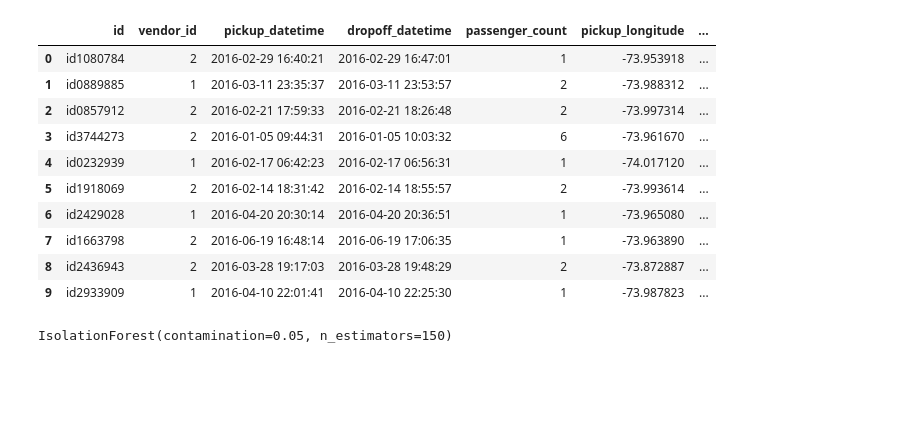
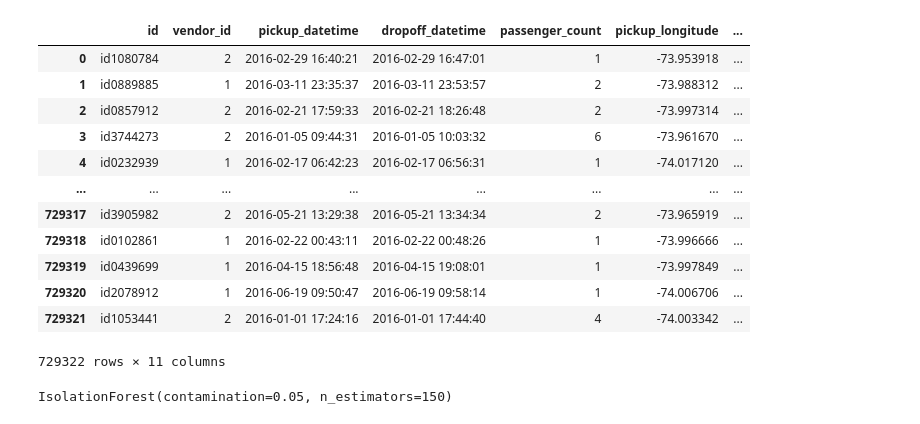
Before and after one commit to Pavionio/Fear_and_Hate_in_Taxi, a Jupyter notebook: isoforest_demo.ipynb, the cells around one changed output. Drawn from its saved outputs; the diff is of its cells as text; code cells hidden in the pictures; blank space fills up the shorter version.

```diff
--- a/isoforest_demo.ipynb
+++ b/isoforest_demo.ipynb
@@ -6,19 +6,21 @@ import matplotlib.pyplot as plt
 from sklearn.ensemble import IsolationForest
 # %%
 df = pd.read_csv('nyc_taxi_trip_duration.csv')
-df.head(10)
+df
 # %% [output]
 |  | id | vendor_id | pickup_datetime | dropoff_datetime | passenger_count | pickup_longitude | ... |
 | 0 | id1080784 | 2 | 2016-02-29 16:40:21 | 2016-02-29 16:47:01 | 1 | -73.953918 | ... |
 | 1 | id0889885 | 1 | 2016-03-11 23:35:37 | 2016-03-11 23:53:57 | 2 | -73.988312 | ... |
 | 2 | id0857912 | 2 | 2016-02-21 17:59:33 | 2016-02-21 18:26:48 | 2 | -73.997314 | ... |
 | 3 | id3744273 | 2 | 2016-01-05 09:44:31 | 2016-01-05 10:03:32 | 6 | -73.961670 | ... |
 | 4 | id0232939 | 1 | 2016-02-17 06:42:23 | 2016-02-17 06:56:31 | 1 | -74.017120 | ... |
-| 5 | id1918069 | 2 | 2016-02-14 18:31:42 | 2016-02-14 18:55:57 | 2 | -73.993614 | ... |
-| 6 | id2429028 | 1 | 2016-04-20 20:30:14 | 2016-04-20 20:36:51 | 1 | -73.965080 | ... |
-| 7 | id1663798 | 2 | 2016-06-19 16:48:14 | 2016-06-19 17:06:35 | 1 | -73.963890 | ... |
-| 8 | id2436943 | 2 | 2016-03-28 19:17:03 | 2016-03-28 19:48:29 | 2 | -73.872887 | ... |
-| 9 | id2933909 | 1 | 2016-04-10 22:01:41 | 2016-04-10 22:25:30 | 1 | -73.987823 | ... |
+| ... | ... | ... | ... | ... | ... | ... | ... |
+| 729317 | id3905982 | 2 | 2016-05-21 13:29:38 | 2016-05-21 13:34:34 | 2 | -73.965919 | ... |
+| 729318 | id0102861 | 1 | 2016-02-22 00:43:11 | 2016-02-22 00:48:26 | 1 | -73.996666 | ... |
+| 729319 | id0439699 | 1 | 2016-04-15 18:56:48 | 2016-04-15 19:08:01 | 1 | -73.997849 | ... |
+| 729320 | id2078912 | 1 | 2016-06-19 09:50:47 | 2016-06-19 09:58:14 | 1 | -74.006706 | ... |
+| 729321 | id1053441 | 2 | 2016-01-01 17:24:16 | 2016-01-01 17:44:40 | 4 | -74.003342 | ... |
+729322 rows × 11 columns
 # %%
 model=IsolationForest(n_estimators=150, max_samples='auto', contamination=float(0.05), max_features=1.0)
 model.fit(df[['trip_duration']])
```
Also changed, not shown: parts of 13 cells of this notebook.
